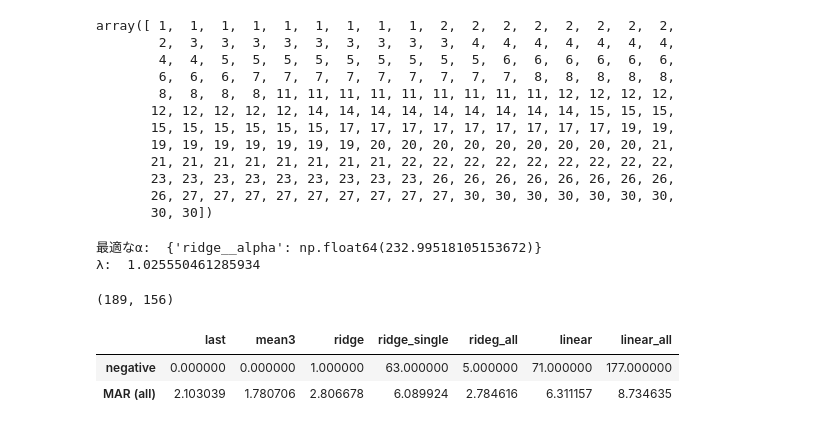
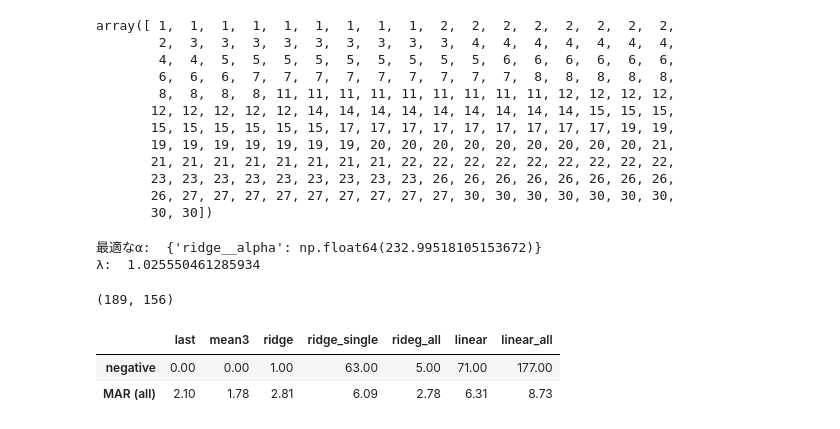
Before and after one commit to kuroganegames/biosignal_training, a Jupyter notebook: retina_tutorial/retina_exploration.ipynb, the cells around one changed output. Saved outputs shown, nothing was run; the diff lists cells and outputs as text; code cells hidden in the pictures.

```diff
--- a/retina_tutorial/retina_exploration.ipynb
+++ b/retina_tutorial/retina_exploration.ipynb
@@ -1761,29 +1761,29 @@ prediction_linear = model_liner.predict(X_test)
 # %%
 preds = {
     "last":last[is_test],
     "mean3":mean3[is_test],
     "ridge":prediction_grid,
     "ridge_single":prediction,
     "rideg_all":prediction_grid_all,
     "linear":prediction_linear,
     "linear_all":prediction_linear_all,
 }
 
 # 全予測値のうち負の値のデータ点
 d_negative = {name: (pred_each<0).sum() for name, pred_each in preds.items()}
 df_negative = pd.DataFrame(d_negative, index=["negative"])
 
 # テストデータ全体と予測値間のMAE
 # 全体でのMAEは大して改善しなかった
 d_mae = {name: np.abs(pred_each - Y_test).mean() for name, pred_each in preds.items()}
 df_mae = pd.DataFrame(d_mae, index=["MAR (all)"])
 
 df_result = pd.concat([df_negative, df_mae])
-display(df_result)
+display(df_result.style.format("{:.2f}"))
 # %% [output]
 |  | last | mean3 | ridge | ridge_single | rideg_all | linear | linear_all |
-| negative | 0.000000 | 0.000000 | 1.000000 | 63.000000 | 5.000000 | 71.000000 | 177.000000 |
-| MAR (all) | 2.103039 | 1.780706 | 2.806678 | 6.089924 | 2.784616 | 6.311157 | 8.734635 |
+| negative | 0.00 | 0.00 | 1.00 | 63.00 | 5.00 | 71.00 | 177.00 |
+| MAR (all) | 2.10 | 1.78 | 2.81 | 6.09 | 2.78 | 6.31 | 8.73 |
 # %%
 fig = plt.figure(figsize=(12,6))
 axes = fig.subplots(1,2)
```
Also changed, not shown: 6 other files.
